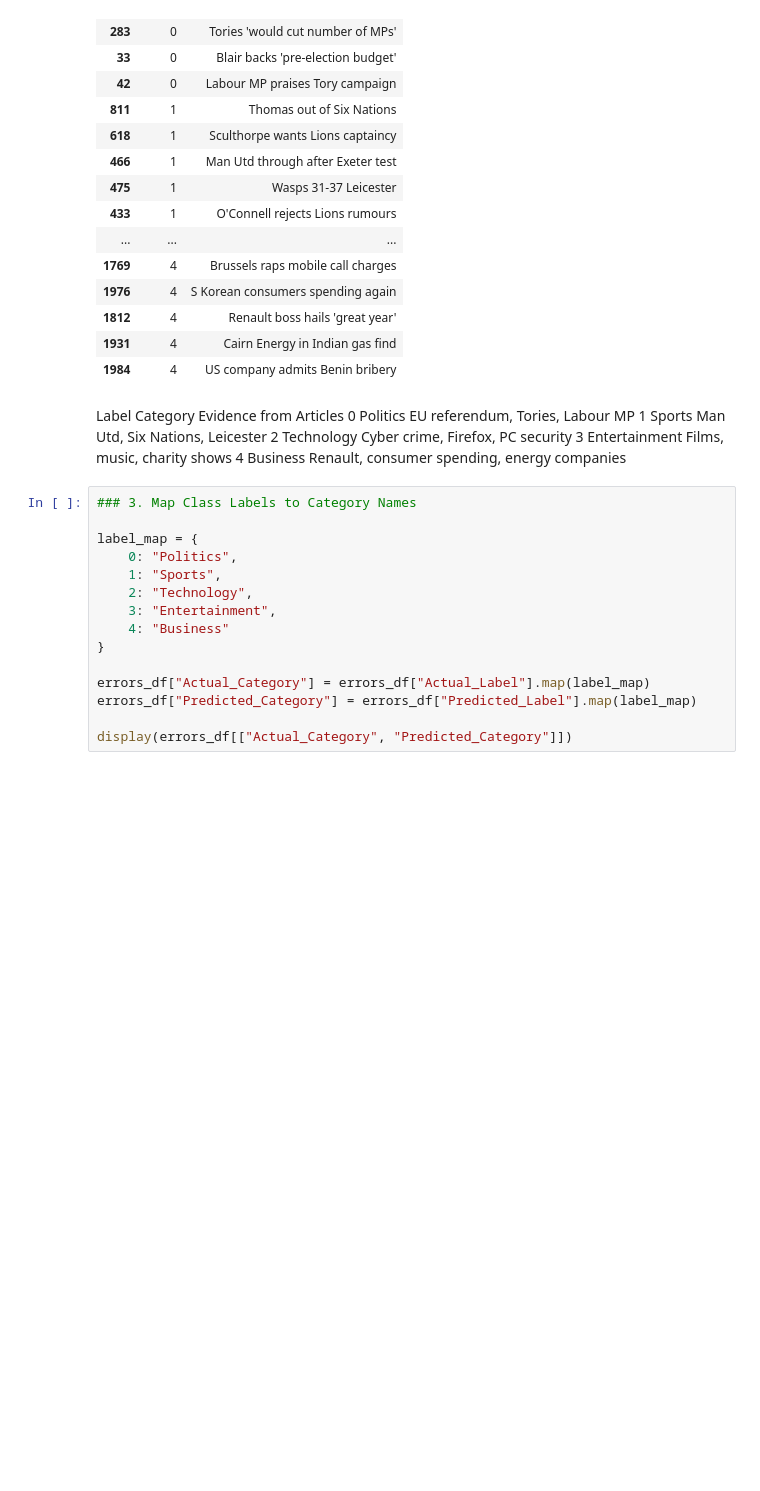
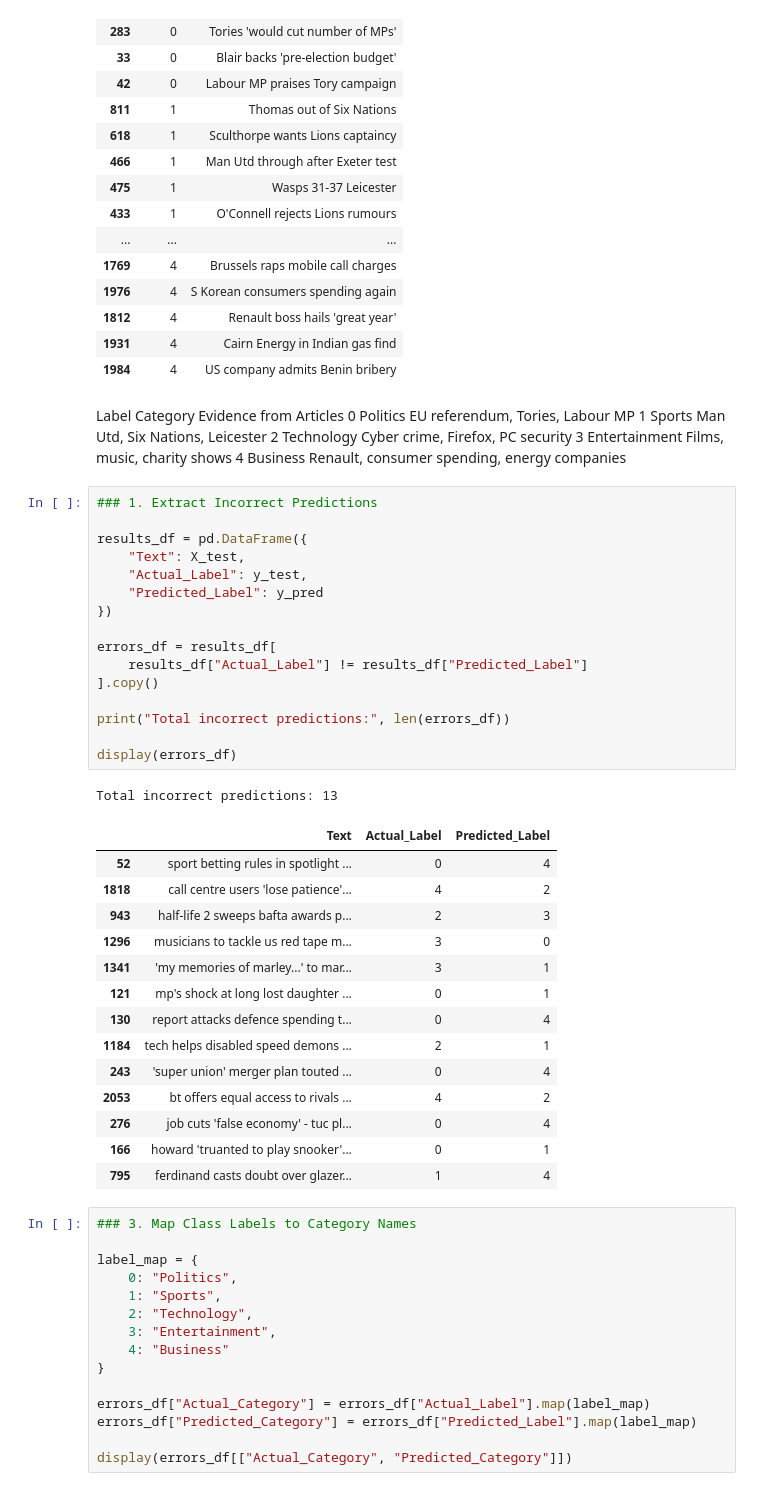
Before and after one commit to Aseelwatad/week-5-Text-Classification-, a Jupyter notebook: Week_05_Text_Classification.ipynb, the cells around one changed output. Saved outputs shown, nothing was run; the diff lists cells and outputs as text; blank space fills up the shorter version.

```diff
--- a/Week_05_Text_Classification.ipynb
+++ b/Week_05_Text_Classification.ipynb
@@ -164,6 +164,38 @@ Label	Category	Evidence from Articles
 2	Technology 	Cyber crime, Firefox, PC security
 3	Entertainment   	Films, music, charity shows
 4	Business	    Renault, consumer spending, energy companies
+# %%
+### 1. Extract Incorrect Predictions
+
+results_df = pd.DataFrame({
+    "Text": X_test,
+    "Actual_Label": y_test,
+    "Predicted_Label": y_pred
+})
+
+errors_df = results_df[
+    results_df["Actual_Label"] != results_df["Predicted_Label"]
+].copy()
+
+print("Total incorrect predictions:", len(errors_df))
+
+display(errors_df)
+# %% [output]
+Total incorrect predictions: 13
+|  | Text | Actual_Label | Predicted_Label |
+| 52 | sport betting rules in spotlight ... | 0 | 4 |
+| 1818 | call centre users 'lose patience'... | 4 | 2 |
+| 943 | half-life 2 sweeps bafta awards p... | 2 | 3 |
+| 1296 | musicians to tackle us red tape m... | 3 | 0 |
+| 1341 | 'my memories of marley...' to mar... | 3 | 1 |
+| 121 | mp's shock at long lost daughter ... | 0 | 1 |
+| 130 | report attacks defence spending t... | 0 | 4 |
+| 1184 | tech helps disabled speed demons ... | 2 | 1 |
+| 243 | 'super union' merger plan touted ... | 0 | 4 |
+| 2053 | bt offers equal access to rivals ... | 4 | 2 |
+| 276 | job cuts 'false economy' - tuc pl... | 0 | 4 |
+| 166 | howard 'truanted to play snooker'... | 0 | 1 |
+| 795 | ferdinand casts doubt over glazer... | 1 | 4 |
 # %%
 ### 3. Map Class Labels to Category Names
 
```
Also changed, not shown: parts of 24 cells of this notebook.
